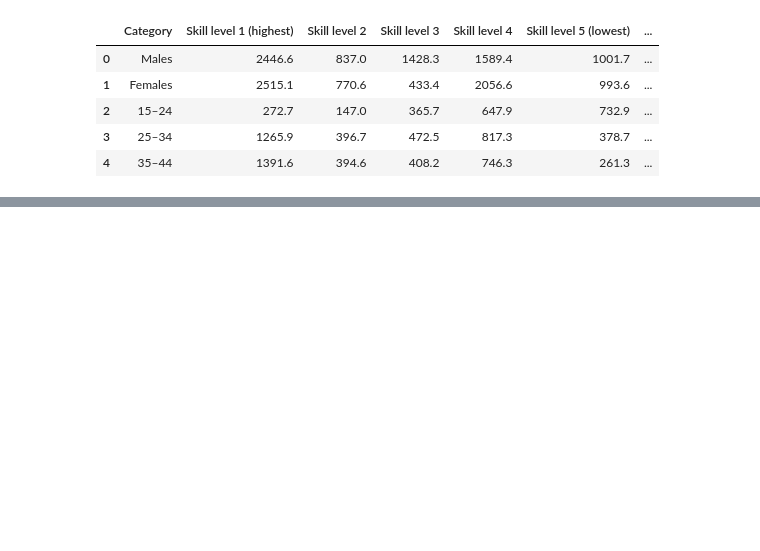
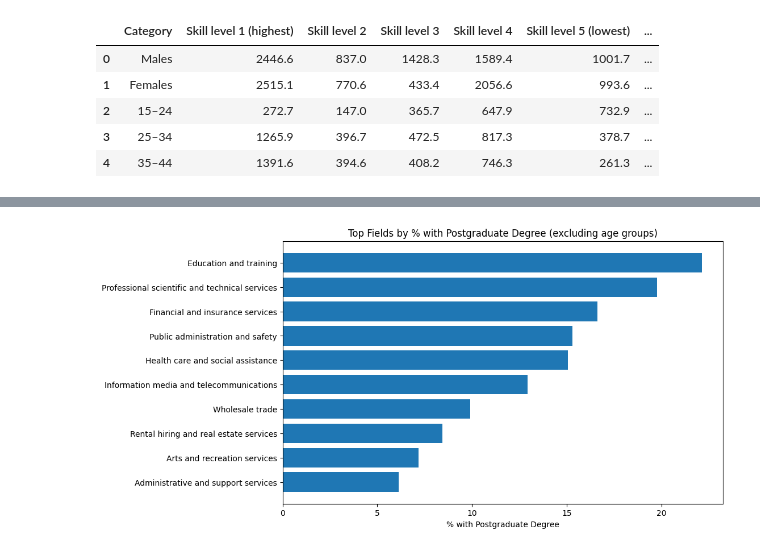
Before and after one commit to Mcflurrins/ByteFest-hackathon, a Jupyter notebook: EDA_1.ipynb, the cells around one changed output, grey strips where cells are left out. Drawn from its saved outputs; the diff is of its cells as text; code cells hidden in the pictures; blank space fills up the shorter version.

```diff
--- a/EDA_1.ipynb
+++ b/EDA_1.ipynb
@@ -68,0 +83,24 @@ df_combined
+# %%
+# show fields with highest % of people with postgraduate degrees
+df = df_combined.copy()
+mask = df['Category'].astype(str).str.lower().str.strip() != 'total'  # exclude aggregate row
+df.loc[mask, 'percent_postgrad'] = df.loc[mask, 'Postgraduate Degree'] / df.loc[mask, 'Total(a)'] * 100
+
+top_postgrad = (df.loc[mask, ['Category', 'Postgraduate Degree', 'Total(a)', 'percent_postgrad']]
+                  .sort_values('percent_postgrad', ascending=False))
+top_postgrad['percent_postgrad'] = top_postgrad['percent_postgrad'].round(2)
+
+# Exclude age fields (those where Category is a number or contains '-')
+age_mask = ~df.loc[mask, 'Category'].str.contains(r'^\d|–', regex=True)
+top_postgrad_no_age = top_postgrad[age_mask]
+
+import matplotlib.pyplot as plt
+
+plt.figure(figsize=(10, 6))
+plt.barh(top_postgrad_no_age['Category'].head(10), top_postgrad_no_age['percent_postgrad'].head(10))
+plt.xlabel('% with Postgraduate Degree')
+plt.title('Top Fields by % with Postgraduate Degree (excluding age groups)')
+plt.gca().invert_yaxis()
+plt.show()
+# %% [output]
+[figure, added]
```
Also changed, not shown: parts of 5 cells of this notebook, 2 other files.
